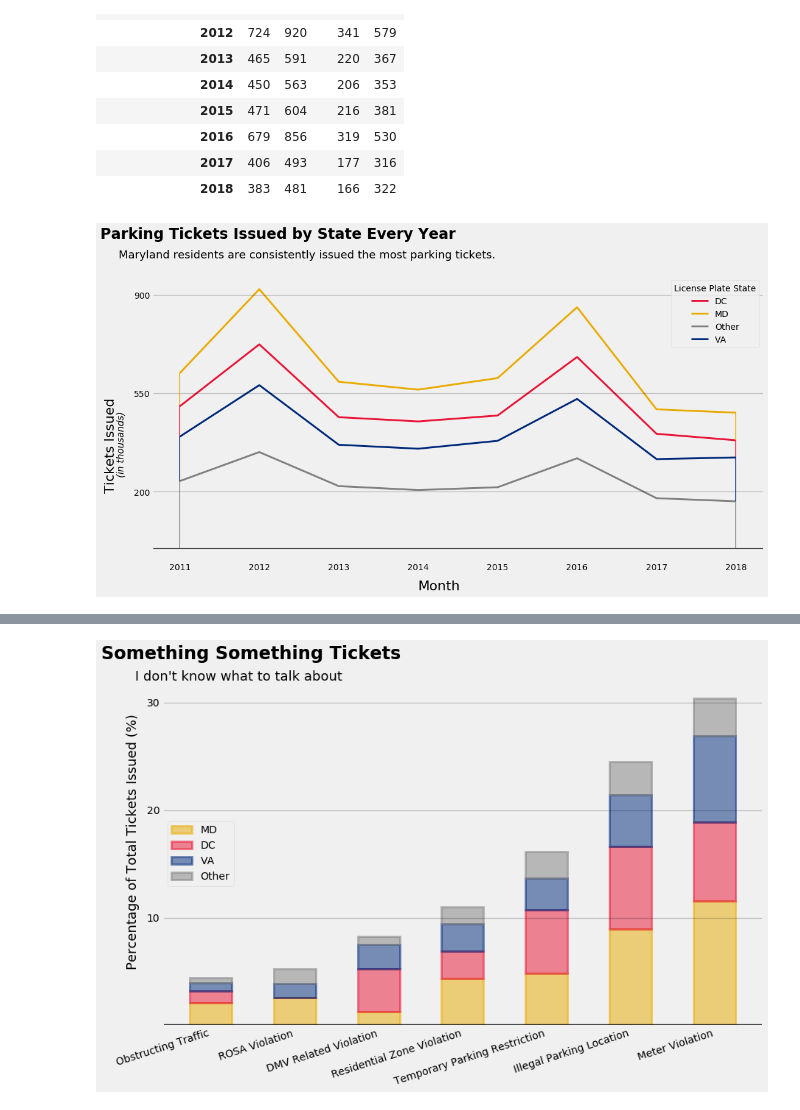
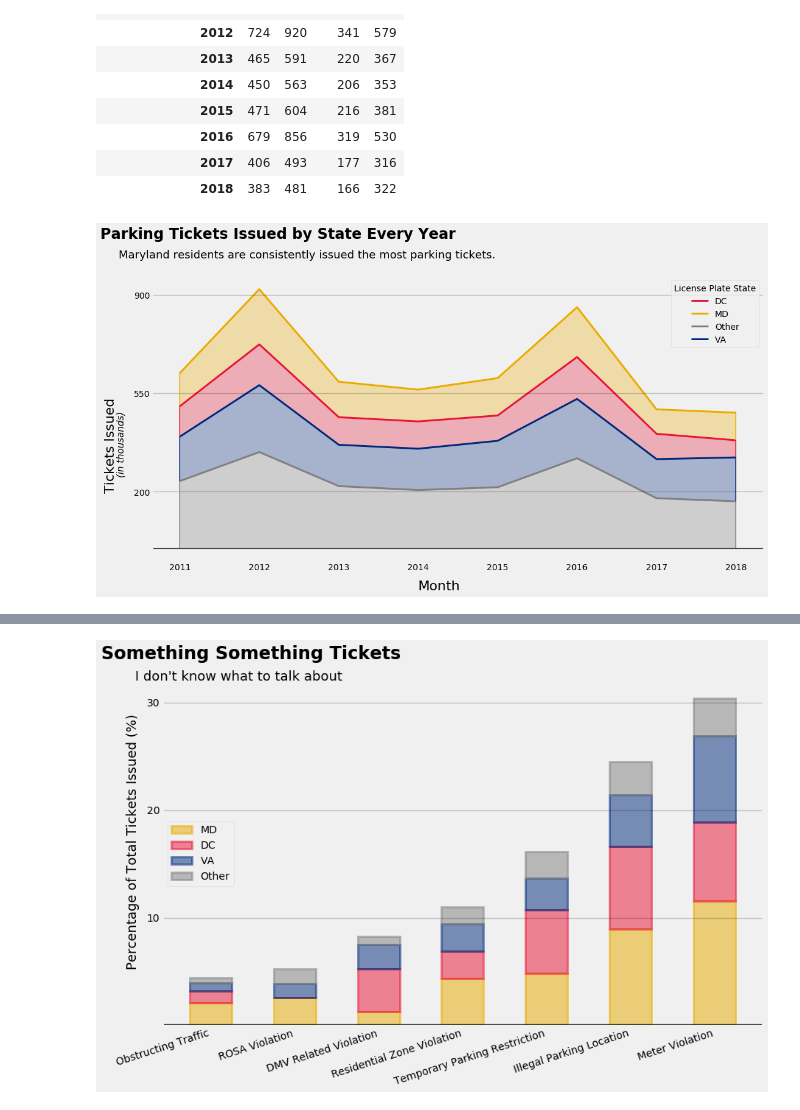
Before and after one commit to Alex-Witt/DC-Parking-Data-Exploration, a Jupyter notebook: Plate Analysis.ipynb, the cells around one changed output, grey strips where cells are left out. Cells and saved outputs as stored; diff of their text form; code cells hidden in the pictures.

```diff
--- a/Plate Analysis.ipynb
+++ b/Plate Analysis.ipynb
@@ -163,0 +138,20 @@ data['Season'] = (data['Month'].astype(str)
+# %%
+
+
+data['Ticket Issue Date'] = pd.to_datetime(data['Ticket Issue Date'], infer_datetime_format = True)
+
+data['M/Y']  = data['Ticket Issue Date'].map(lambda x: x.strftime('%Y-%m'))
+data['Month']  = data['Ticket Issue Date'].map(lambda x: x.strftime('%m'))
+data['Year'] = data['Ticket Issue Date'].map(lambda x: x.strftime('%Y'))
+data['W/Y']  = data['Ticket Issue Date'].map(lambda x: x.strftime('%Y-%V'))
+
+Winter = ('12', '01', '02')
+Spring = ('03', '04', '05')
+Summer = ('06', '07','08')
+Fall = ('09', '10', '11')
+
+data['Season'] = (data['Month']
+                .replace(Winter, 'Winter')
+                .replace (Spring, 'Spring')
+                .replace (Summer, 'Summer')
+                .replace (Fall, 'Fall'))
@@ -206,11 +250,11 @@ plt.style.use('fivethirtyeight')
 ax = tickets_by_year.plot.line(figsize = (16,8), linewidth = 3, color = ('#E91436', '#EAAB00','#808080','#00297B'))
 
 #Fill between based on state plate.
-"""plt.fill_between(np.arange(0,8), tickets_by_year['MD'],tickets_by_year['DC'],color = '#EAAB00', alpha = .3)
+plt.fill_between(np.arange(0,8), tickets_by_year['MD'],tickets_by_year['DC'],color = '#EAAB00', alpha = .3)
 plt.fill_between(np.arange(0,8), tickets_by_year['DC'],tickets_by_year['VA'],color = '#E91436', alpha = .3)
 plt.fill_between(np.arange(0,8), tickets_by_year['VA'],tickets_by_year['Other'],color = '#00297B', alpha = .3)
 plt.fill_between(np.arange(0,8), tickets_by_year['Other'], [1], color = '#808080' , alpha = .3)
-"""
+
 #Replacing my labels.
 ax.set_xticklabels(['','2011', '2012', '2013','2014','2015','2016','2017','2018'])
 ax.set_yticks([200, 550 , 900])
@@ -222,34 +266,34 @@ plt.axhline(y = 200, color = 'black', linewidth = 1.3, alpha = .2)  #### Create
 plt.axhline(y = 550, color = 'black', linewidth = 1.3, alpha = .2)  #### identify values without being crowded.
 plt.axhline(y = 900, color = 'black', linewidth = 1.3, alpha = .2)
 
 #Vertical lines to close in the left side of the chart. This is aesthetic
 plt.axvline(x = 0, ymax = .28 , ymin = 0.045, color = '#808080', linewidth = 2, alpha = .7)
 plt.axvline(x = 0, ymax = .44 , ymin = 0.28, color = '#00297B', linewidth = 2, alpha = .7)
 plt.axvline(x = 0, ymax = .549 , ymin = 0.44, color = '#E91436', linewidth = 2, alpha = .7)
 plt.axvline(x = 0, ymax = .663 , ymin = 0.549, color = '#EAAB00', linewidth = 2, alpha = .7)
 
 #Vertical Line to close in the right side of the chart.
 plt.axvline(x = 7, ymax = .21 , ymin = 0.045, color = '#808080', linewidth = 2, alpha = .7)
 plt.axvline(x = 7, ymax = .367 , ymin = 0.21, color = '#00297B', linewidth = 2, alpha = .7)
 plt.axvline(x = 7, ymax = .423 , ymin = 0.367, color = '#E91436', linewidth = 2, alpha = .7)
 plt.axvline(x = 7, ymax = .525, ymin = 0.423, color = '#EAAB00', linewidth = 2, alpha = .7)
 
 # Text and annotations
 plt.text(x = 3 , y = -150, s = 'Month',
         fontsize = 22)
 plt.text(x = -.95, y = 500, s = 'Tickets Issued',
         fontsize = 22, rotation = 90,)
 plt.text(x = -.8, y = 460, s = '(in thousands)',
         fontsize = 15, rotation = 90, fontstyle = 'italic')
 plt.text(x= -1 , y=1100, s = "Parking Tickets Issued by State Every Year",
        fontsize = 24, fontweight = 'bold')
 plt.text(x= -.77 , y=1030,s = "Maryland residents are consistently issued the most parking tickets.",
        fontsize = 18)
 
 
 plt.plot();
 # %% [output]
-[figure, old version]
+[figure, new version]
 # %%
 total = (round(pd.crosstab(df['License Plate State'],
                            df['Violation Bins'],
```
Also changed, not shown: parts of 6 cells of this notebook, 4 other files.
